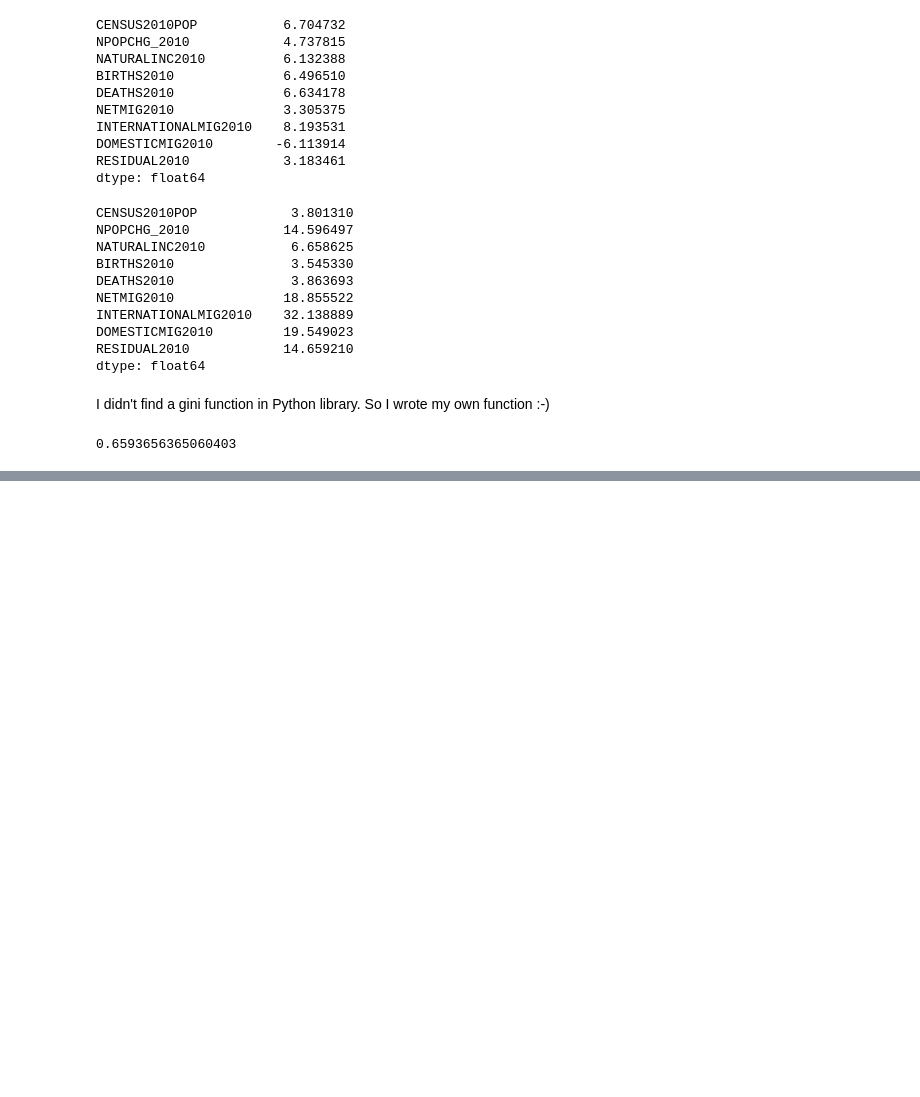
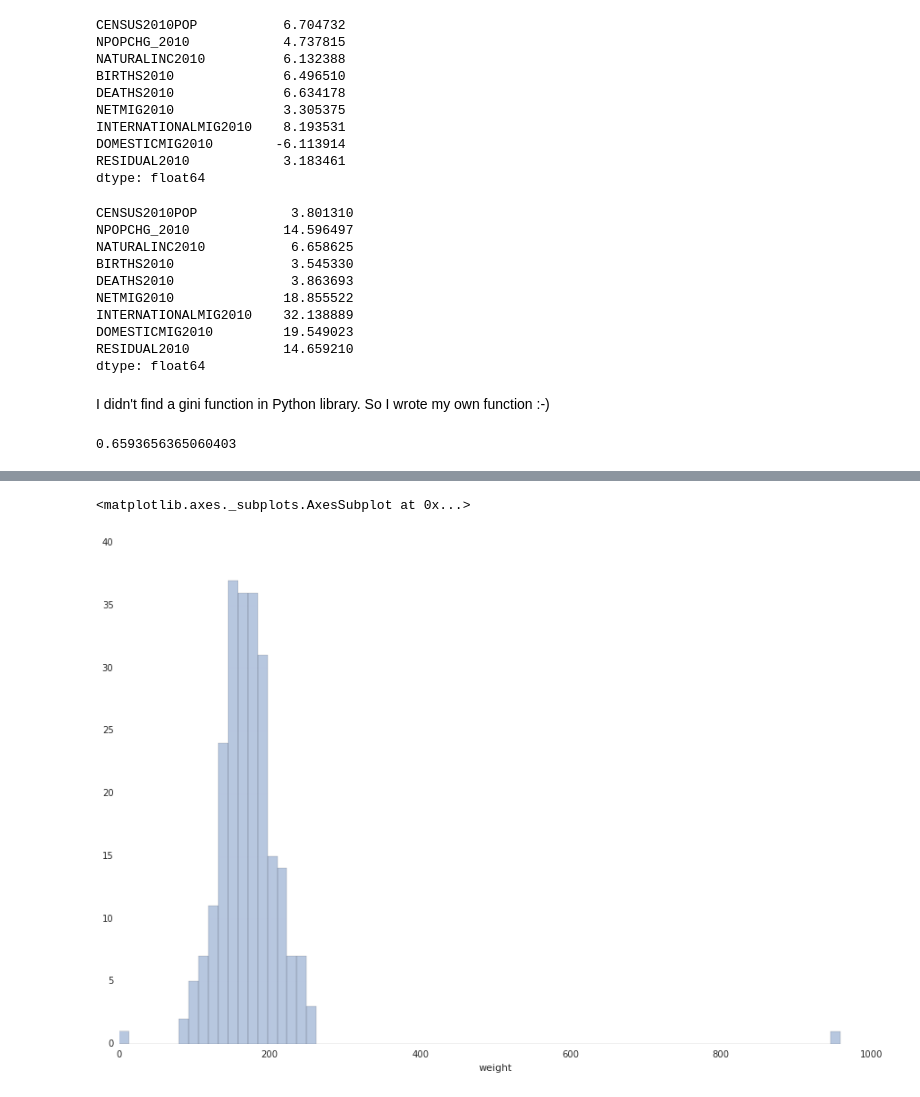
Before and after one commit to jaganadhg/data_science_notebooks, a Jupyter notebook: WiPBDSCwR/CH5.ipynb, the cells around one changed output, grey strips where cells are left out. Drawn from its saved outputs; the diff is of its cells as text; code cells hidden in the pictures; blank space fills up the shorter version.

```diff
--- a/WiPBDSCwR/CH5.ipynb
+++ b/WiPBDSCwR/CH5.ipynb
@@ -328,0 +306,5 @@ As the data was not the same, this experiment is not complete.
+# %%
+sns.distplot(survey_data.weight,kde=False)
+# %% [output]
+<matplotlib.axes._subplots.AxesSubplot at 0x...>
+[figure, added]
```
Also changed, not shown: parts of 19 cells of this notebook.
